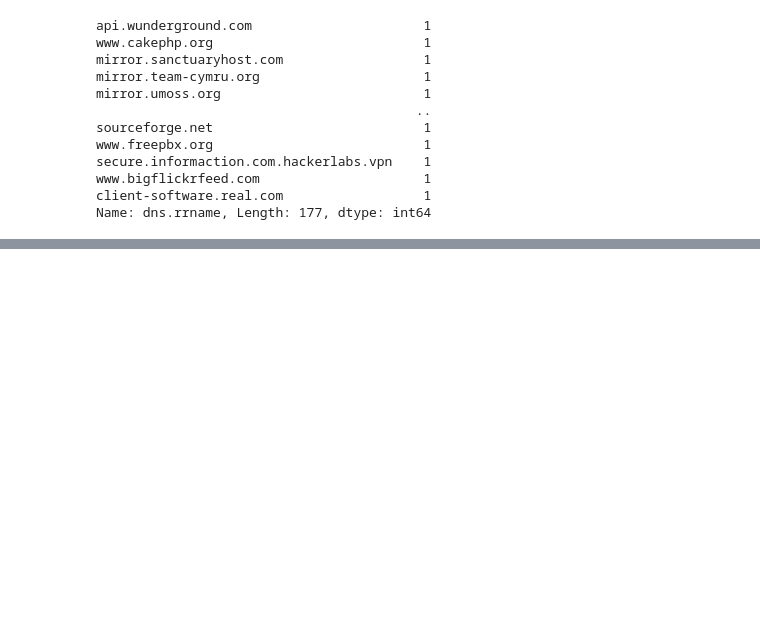
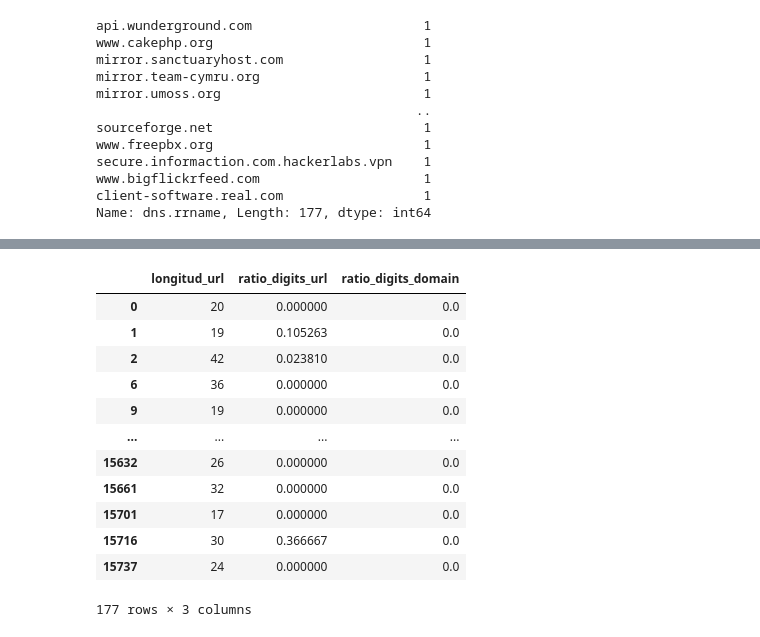
Before and after one commit to dianaxime/SDS-Lab6, a Jupyter notebook: Lab6.ipynb, the cells around one changed output, grey strips where cells are left out. Drawn from its saved outputs; the diff is of its cells as text; code cells hidden in the pictures; blank space fills up the shorter version.

```diff
--- a/Lab6.ipynb
+++ b/Lab6.ipynb
@@ -127,0 +126,34 @@ unique_domains.head()
+# %%
+def getDomain(url):
+    return urlparse(url).netloc
+
+def getProtocol(url):
+    return 1 if urlparse(url).scheme == 'https' else 0
+
+def getSpecialCharacters(url):
+    count_characters = 0
+    count_characters += url.count('.')
+    count_characters += url.count('-')
+    count_characters += url.count('@')
+    count_characters += url.count('?')
+    count_characters += url.count('&')
+    count_characters += url.count('|')
+    count_characters += url.count('=')
+    count_characters += url.count('_')
+    count_characters += url.count('~')
+    count_characters += url.count('%')
+    count_characters += url.count('/')
+    count_characters += url.count('*')
+    count_characters += url.count(':')
+    count_characters += url.count(',')
+    count_characters += url.count(';')
+    count_characters += url.count('$')
+    count_characters += url.count('%20')
+    count_characters += url.count(' ')
+    return count_characters
+# %%
+nuevo_df = pd.DataFrame()
+# %%
+nuevo_df['longitud_url'] = unique_domains['dns.rrname'].str.len()
+nuevo_df['ratio_digits_url'] = unique_domains['dns.rrname'].str.count('[0-9]') / unique_domains['dns.rrname'].str.len()
+nuevo_df['ratio_digits_domain'] = unique_domains['dns.rrname'].apply(getDomain).str.count('[0-9]') / unique_domains['dns.rrname'].apply(getDomain).str.len()
@@ -127,0 +169,23 @@ unique_domains.head()
+# %%
+nuevo_df['ratio_digits_domain'] = nuevo_df['ratio_digits_domain'].fillna(0)
+nuevo_df['longitud_url'] = nuevo_df['longitud_url'].fillna(0)
+nuevo_df['ratio_digits_url'] = nuevo_df['ratio_digits_url'].fillna(0)
+# %%
+indices_to_keep = ~nuevo_df.isin([np.nan, np.inf, -np.inf]).any(1)
+nuevo_df[indices_to_keep].astype(np.float32)
+
+nuevo_df
+# %% [output]
+|  | longitud_url | ratio_digits_url | ratio_digits_domain |
+| 0 | 20 | 0.000000 | 0.0 |
+| 1 | 19 | 0.105263 | 0.0 |
+| 2 | 42 | 0.023810 | 0.0 |
+| 6 | 36 | 0.000000 | 0.0 |
+| 9 | 19 | 0.000000 | 0.0 |
+| ... | ... | ... | ... |
+| 15632 | 26 | 0.000000 | 0.0 |
+| 15661 | 32 | 0.000000 | 0.0 |
+| 15701 | 17 | 0.000000 | 0.0 |
+| 15716 | 30 | 0.366667 | 0.0 |
+| 15737 | 24 | 0.000000 | 0.0 |
+177 rows × 3 columns
```
Also changed, not shown: parts of 30 cells of this notebook, 1 other file.
